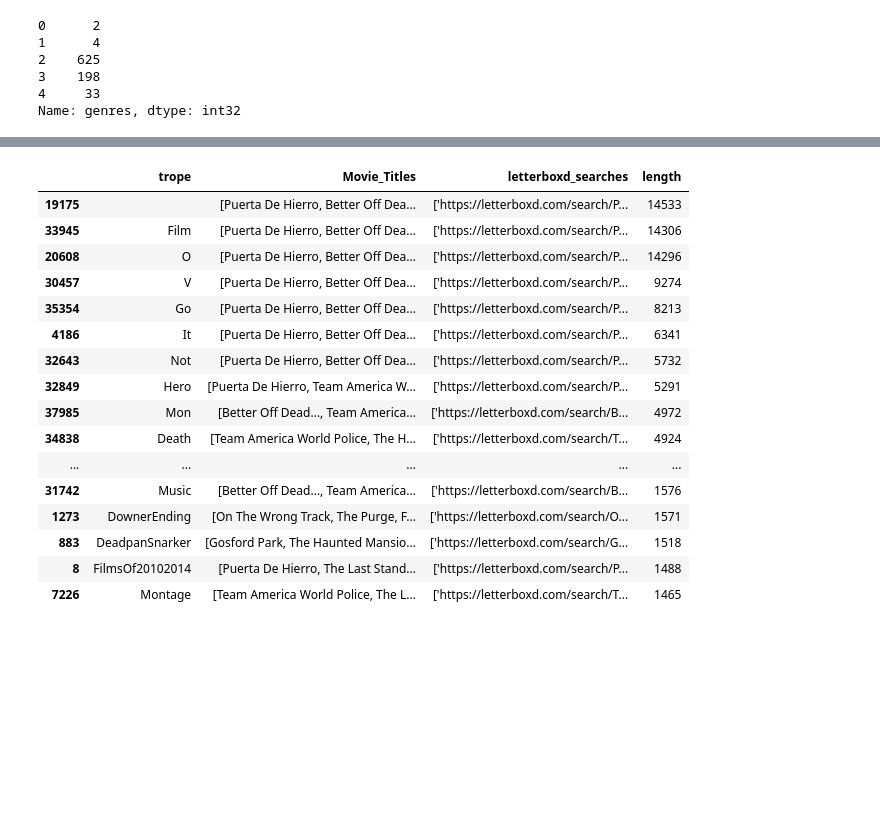
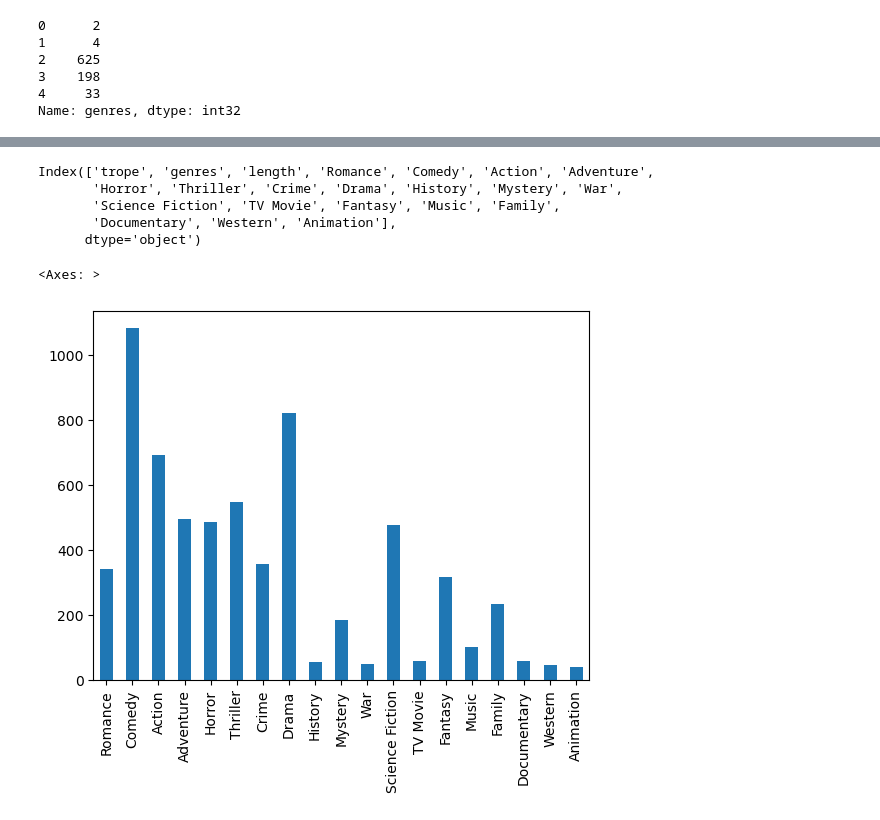
Before and after one commit to FWJK1/Pocs_Film_Project, a Jupyter notebook: Code/letterboxd_cleaning/better_trope_maker.ipynb, the cells around one changed output, grey strips where cells are left out. Saved outputs shown, nothing was run; the diff lists cells and outputs as text; code cells hidden in the pictures; blank space fills up the shorter version.

```diff
--- a/Code/letterboxd_cleaning/better_trope_maker.ipynb
+++ b/Code/letterboxd_cleaning/better_trope_maker.ipynb
@@ -322,22 +351,39 @@ df_genre
 # %%
 df_genre.drop(columns='genres').to_csv(f"{root}/Data/liteweight/genre_counts_by_trope.csv")
-# %%
-df.sort_values(by='length', ascending=False).head(50)
-# %% [output]
-|  | trope | Movie_Titles | letterboxd_searches | length |
-| 19175 |  | [Puerta De Hierro, Better Off Dea... | ['https://letterboxd.com/search/P... | 14533 |
-| 33945 | Film | [Puerta De Hierro, Better Off Dea... | ['https://letterboxd.com/search/P... | 14306 |
-| 20608 | O | [Puerta De Hierro, Better Off Dea... | ['https://letterboxd.com/search/P... | 14296 |
-| 30457 | V | [Puerta De Hierro, Better Off Dea... | ['https://letterboxd.com/search/P... | 9274 |
-| 35354 | Go | [Puerta De Hierro, Better Off Dea... | ['https://letterboxd.com/search/P... | 8213 |
-| 4186 | It | [Puerta De Hierro, Better Off Dea... | ['https://letterboxd.com/search/P... | 6341 |
-| 32643 | Not | [Puerta De Hierro, Better Off Dea... | ['https://letterboxd.com/search/P... | 5732 |
-| 32849 | Hero | [Puerta De Hierro, Team America W... | ['https://letterboxd.com/search/P... | 5291 |
-| 37985 | Mon | [Better Off Dead..., Team America... | ['https://letterboxd.com/search/B... | 4972 |
-| 34838 | Death | [Team America World Police, The H... | ['https://letterboxd.com/search/T... | 4924 |
-| ... | ... | ... | ... | ... |
-| 31742 | Music | [Better Off Dead..., Team America... | ['https://letterboxd.com/search/B... | 1576 |
-| 1273 | DownerEnding | [On The Wrong Track, The Purge, F... | ['https://letterboxd.com/search/O... | 1571 |
-| 883 | DeadpanSnarker | [Gosford Park, The Haunted Mansio... | ['https://letterboxd.com/search/G... | 1518 |
-| 8 | FilmsOf20102014 | [Puerta De Hierro, The Last Stand... | ['https://letterboxd.com/search/P... | 1488 |
-| 7226 | Montage | [Team America World Police, The L... | ['https://letterboxd.com/search/T... | 1465 |
+# %%
+df_genre.columns
+# %% [output]
+Index(['trope', 'genres', 'length', 'Romance', 'Comedy', 'Action', 'Adventure',
+       'Horror', 'Thriller', 'Crime', 'Drama', 'History', 'Mystery', 'War',
+       'Science Fiction', 'TV Movie', 'Fantasy', 'Music', 'Family',
+       'Documentary', 'Western', 'Animation'],
+      dtype='object')
+# %%
+import seaborn as sns
+genre_cols = ['Romance', 'Comedy', 'Action', 'Adventure',
+       'Horror', 'Thriller', 'Crime', 'Drama', 'History', 'Mystery', 'War',
+       'Science Fiction', 'TV Movie', 'Fantasy', 'Music', 'Family',
+       'Documentary', 'Western', 'Animation']
+# sns.histplot(data=df_genre.sort_values(by='length', ascending=False).iloc[0], x='length')
+
+data=df_genre.sort_values(by='length', ascending=False).iloc[0]
+data[genre_cols].plot(kind='bar')
+# Step 1: Sum the values across all rows for each genre
+# genre_counts = data[genre_cols].sum(axis=0)
+# genre_counts
+# # Step 2: Plot the histogram
+# plt.figure(figsize=(10, 6))
+# plt.bar(genre_counts.index, genre_counts.values, color='skyblue')
+
+# # Adding labels and title
+# plt.xlabel('Genres')
+# plt.ylabel('Frequency')
+# plt.title('Genre Frequency Histogram')
+# plt.xticks(rotation=45, ha='right')  # Rotate genre labels for better readability
+
+# # Show the plot
+# plt.tight_layout()
+# plt.show()
+# %% [output]
+<Axes: >
+[figure, added]
```
Also changed, not shown: parts of 11 cells of this notebook, 3 other files.
